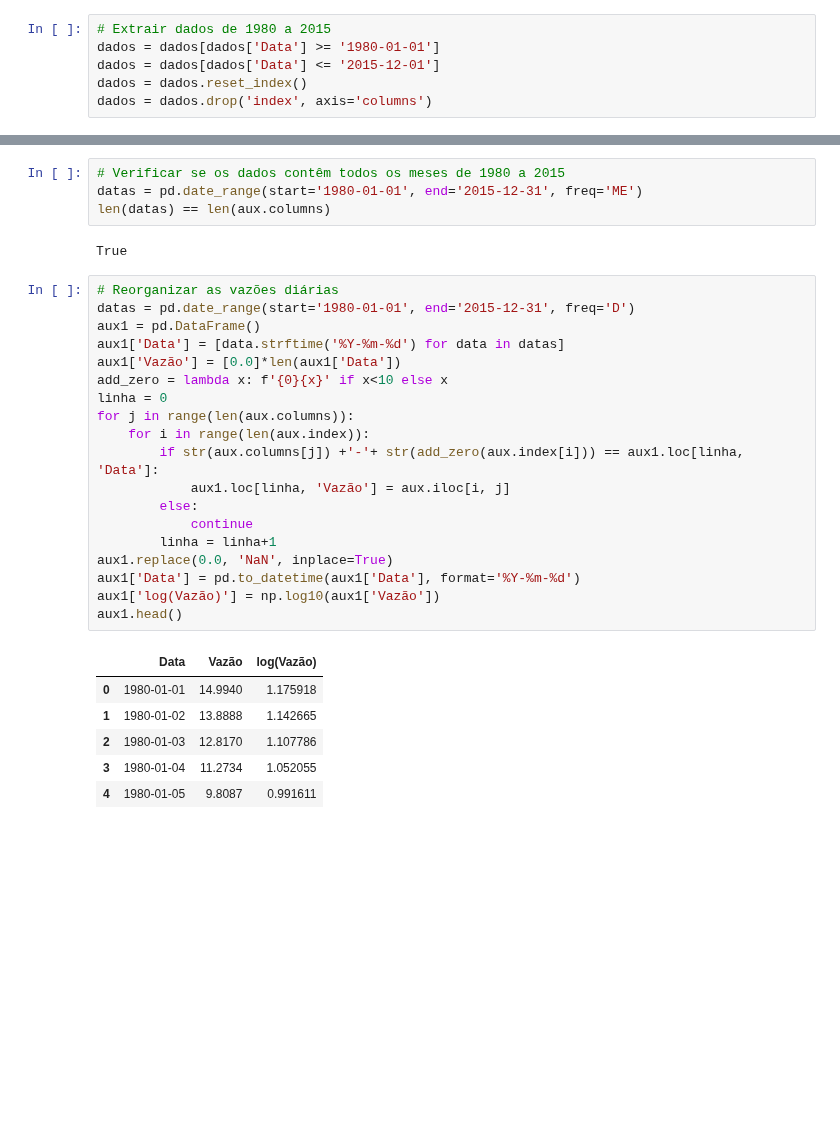
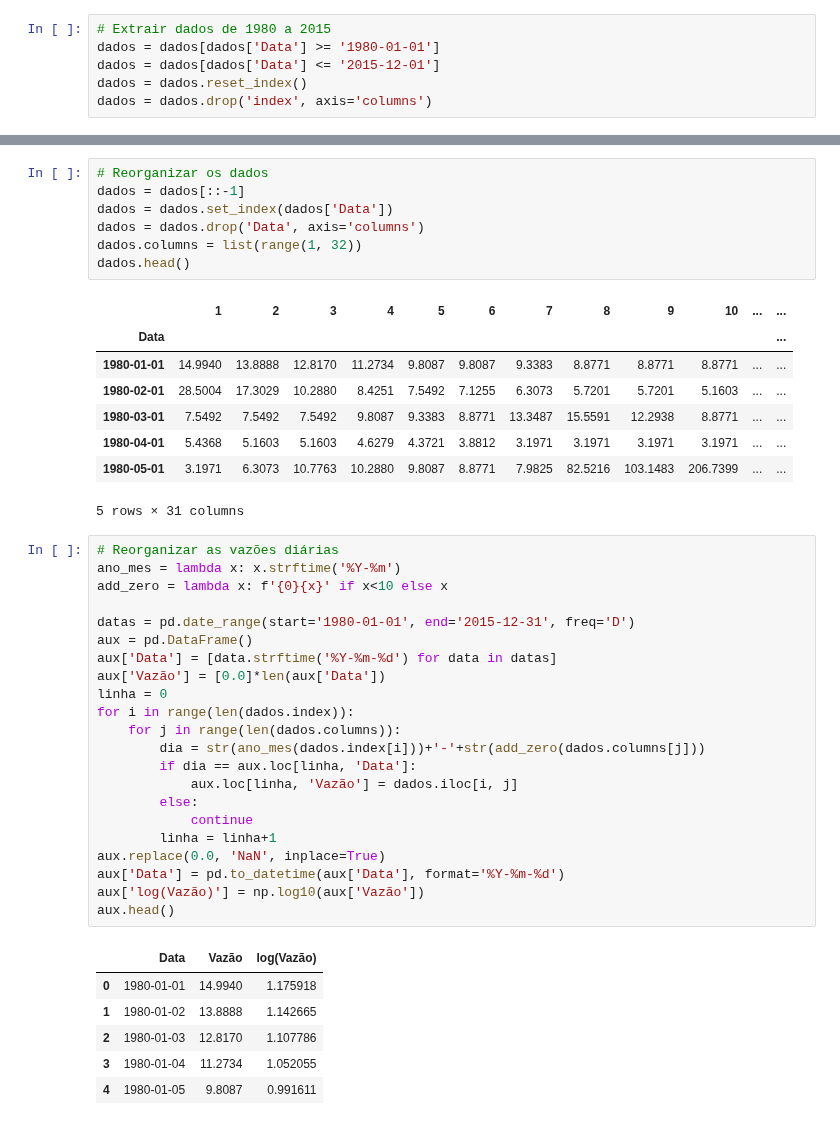
Before and after one commit to vitoria20241/Hidrologia, a Jupyter notebook: Notebooks/Trabalho_02.ipynb, the cells around one changed output, grey strips where cells are left out. Cells and saved outputs as stored; diff of their text form; blank space fills up the shorter version.

```diff
--- a/Notebooks/Trabalho_02.ipynb
+++ b/Notebooks/Trabalho_02.ipynb
@@ -64,35 +53,48 @@ aux.head()
-# %%
-# Verificar se os dados contêm todos os meses de 1980 a 2015
-datas = pd.date_range(start='1980-01-01', end='2015-12-31', freq='ME')
-len(datas) == len(aux.columns)
-# %% [output]
-True
 # %%
-# Reorganizar as vazões diárias
-datas = pd.date_range(start='1980-01-01', end='2015-12-31', freq='D')
-aux1 = pd.DataFrame()
-aux1['Data'] = [data.strftime('%Y-%m-%d') for data in datas]
-aux1['Vazão'] = [0.0]*len(aux1['Data'])
-add_zero = lambda x: f'{0}{x}' if x<10 else x
-linha = 0
-for j in range(len(aux.columns)):
-    for i in range(len(aux.index)):
-        if str(aux.columns[j]) +'-'+ str(add_zero(aux.index[i])) == aux1.loc[linha, 'Data']:
-            aux1.loc[linha, 'Vazão'] = aux.iloc[i, j]
-        else:
-            continue
-        linha = linha+1
-aux1.replace(0.0, 'NaN', inplace=True)
-aux1['Data'] = pd.to_datetime(aux1['Data'], format='%Y-%m-%d')
-aux1['log(Vazão)'] = np.log10(aux1['Vazão'])
-aux1.head()
+# Reorganizar os dados
+dados = dados[::-1]
+dados = dados.set_index(dados['Data'])
+dados = dados.drop('Data', axis='columns')
+dados.columns = list(range(1, 32))
+dados.head()
 # %% [output]
-|  | Data | Vazão | log(Vazão) |
-| 0 | 1980-01-01 | 14.9940 | 1.175918 |
-| 1 | 1980-01-02 | 13.8888 | 1.142665 |
-| 2 | 1980-01-03 | 12.8170 | 1.107786 |
-| 3 | 1980-01-04 | 11.2734 | 1.052055 |
-| 4 | 1980-01-05 | 9.8087 | 0.991611 |
+|  | 1 | 2 | 3 | 4 | 5 | 6 | 7 | 8 | 9 | 10 | ... | ... |
+| Data |  |  |  |  |  |  |  |  |  |  |  | ... |
+| 1980-01-01 | 14.9940 | 13.8888 | 12.8170 | 11.2734 | 9.8087 | 9.8087 | 9.3383 | 8.8771 | 8.8771 | 8.8771 | ... | ... |
+| 1980-02-01 | 28.5004 | 17.3029 | 10.2880 | 8.4251 | 7.5492 | 7.1255 | 6.3073 | 5.7201 | 5.7201 | 5.1603 | ... | ... |
+| 1980-03-01 | 7.5492 | 7.5492 | 7.5492 | 9.8087 | 9.3383 | 8.8771 | 13.3487 | 15.5591 | 12.2938 | 8.8771 | ... | ... |
+| 1980-04-01 | 5.4368 | 5.1603 | 5.1603 | 4.6279 | 4.3721 | 3.8812 | 3.1971 | 3.1971 | 3.1971 | 3.1971 | ... | ... |
+| 1980-05-01 | 3.1971 | 6.3073 | 10.7763 | 10.2880 | 9.8087 | 8.8771 | 7.9825 | 82.5216 | 103.1483 | 206.7399 | ... | ... |
+5 rows × 31 columns
+# %%
+# Reorganizar as vazões diárias
+ano_mes = lambda x: x.strftime('%Y-%m')
+add_zero = lambda x: f'{0}{x}' if x<10 else x
+
+datas = pd.date_range(start='1980-01-01', end='2015-12-31', freq='D')
+aux = pd.DataFrame()
+aux['Data'] = [data.strftime('%Y-%m-%d') for data in datas]
+aux['Vazão'] = [0.0]*len(aux['Data'])
+linha = 0
+for i in range(len(dados.index)):
+    for j in range(len(dados.columns)):
+        dia = str(ano_mes(dados.index[i]))+'-'+str(add_zero(dados.columns[j]))
+        if dia == aux.loc[linha, 'Data']:
+            aux.loc[linha, 'Vazão'] = dados.iloc[i, j]
+        else:
+            continue
+        linha = linha+1
+aux.replace(0.0, 'NaN', inplace=True)
+aux['Data'] = pd.to_datetime(aux['Data'], format='%Y-%m-%d')
+aux['log(Vazão)'] = np.log10(aux['Vazão'])
+aux.head()
+# %% [output]
+|  | Data | Vazão | log(Vazão) |
+| 0 | 1980-01-01 | 14.9940 | 1.175918 |
+| 1 | 1980-01-02 | 13.8888 | 1.142665 |
+| 2 | 1980-01-03 | 12.8170 | 1.107786 |
+| 3 | 1980-01-04 | 11.2734 | 1.052055 |
+| 4 | 1980-01-05 | 9.8087 | 0.991611 |
 # %%
 # Hidrograma
 fig, ax = plt.subplots(figsize=(9, 5))
```
Also changed, not shown: parts of 4 cells of this notebook.
